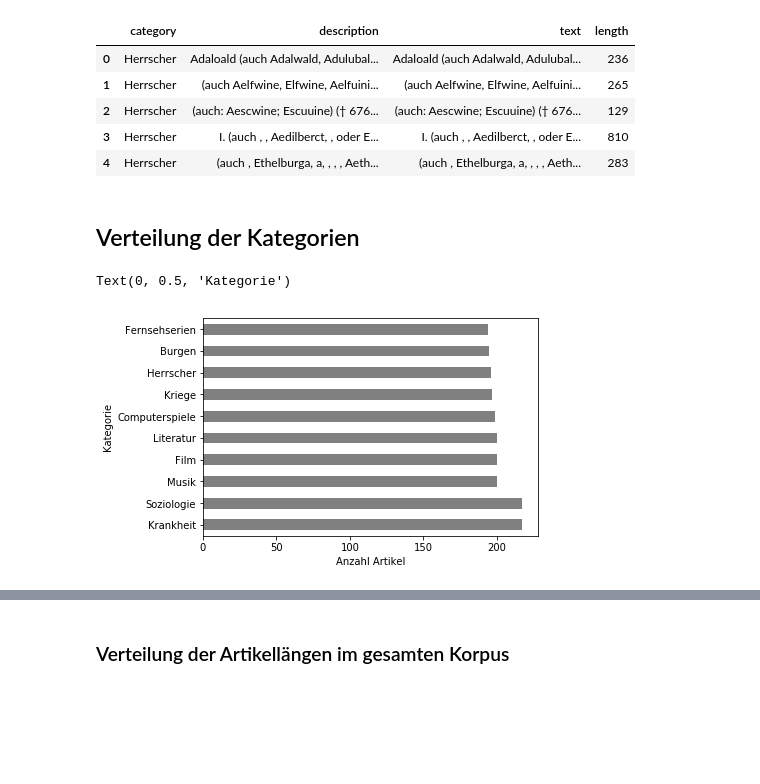
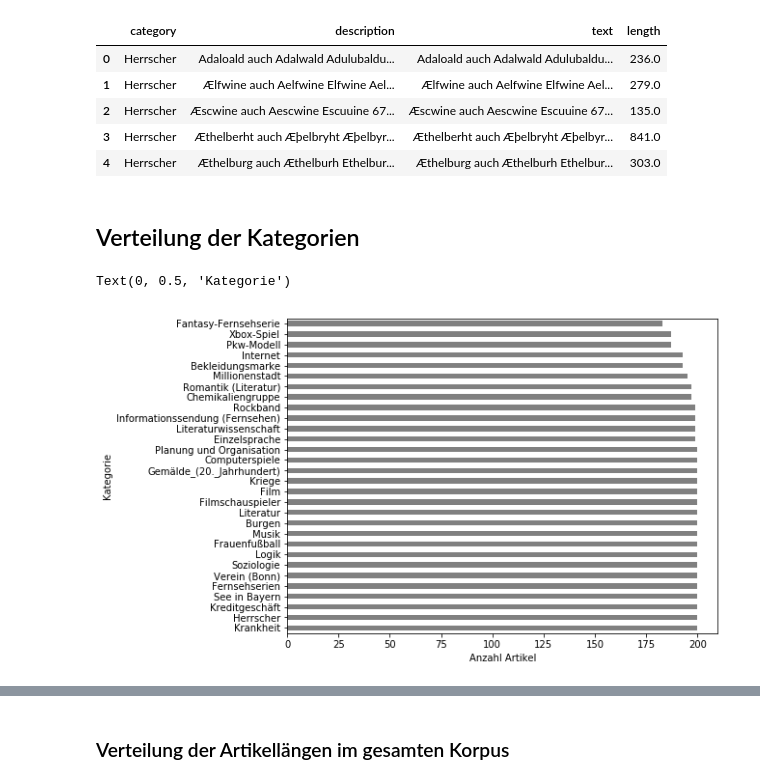
Before and after one commit to severinsimmler/word-embeddings, a Jupyter notebook: notebooks/overview.ipynb, the cells around one changed output, grey strips where cells are left out. Cells and saved outputs as stored; diff of their text form; code cells hidden in the pictures; blank space fills up the shorter version.

```diff
--- a/notebooks/overview.ipynb
+++ b/notebooks/overview.ipynb
@@ -10,18 +5,19 @@ categories = a.append(b).append(c)
 # %%
+categories = pd.read_csv("../data/final-corpus.csv")
 categories.head(5)
 # %% [output]
 |  | category | description | text | length |
-| 0 | Herrscher | Adaloald (auch Adalwald, Adulubal... | Adaloald (auch Adalwald, Adulubal... | 236 |
-| 1 | Herrscher | (auch Aelfwine, Elfwine, Aelfuini... | (auch Aelfwine, Elfwine, Aelfuini... | 265 |
-| 2 | Herrscher | (auch: Aescwine; Escuuine) († 676... | (auch: Aescwine; Escuuine) († 676... | 129 |
-| 3 | Herrscher | I. (auch , , Aedilberct, , oder E... | I. (auch , , Aedilberct, , oder E... | 810 |
-| 4 | Herrscher | (auch , Ethelburga, a, , , , Aeth... | (auch , Ethelburga, a, , , , Aeth... | 283 |
+| 0 | Herrscher | Adaloald auch Adalwald Adulubaldu... | Adaloald auch Adalwald Adulubaldu... | 236.0 |
+| 1 | Herrscher | Ælfwine auch Aelfwine Elfwine Ael... | Ælfwine auch Aelfwine Elfwine Ael... | 279.0 |
+| 2 | Herrscher | Æscwine auch Aescwine Escuuine 67... | Æscwine auch Aescwine Escuuine 67... | 135.0 |
+| 3 | Herrscher | Æthelberht auch Æþelbryht Æþelbyr... | Æthelberht auch Æþelbryht Æþelbyr... | 841.0 |
+| 4 | Herrscher | Æthelburg auch Æthelburh Ethelbur... | Æthelburg auch Æthelburh Ethelbur... | 303.0 |
 # %% [markdown]
 ## Verteilung der Kategorien
 # %%
-ax = categories["category"].value_counts().plot.barh(color="grey")
+ax = categories["category"].value_counts().plot.barh(color="grey", figsize=(8, 6))
 ax.set_xlabel("Anzahl Artikel")
 ax.set_ylabel("Kategorie")
 # %% [output]
 Text(0, 0.5, 'Kategorie')
-[figure, old version]
+[figure, new version]
```
Also changed, not shown: parts of 8 cells of this notebook.
